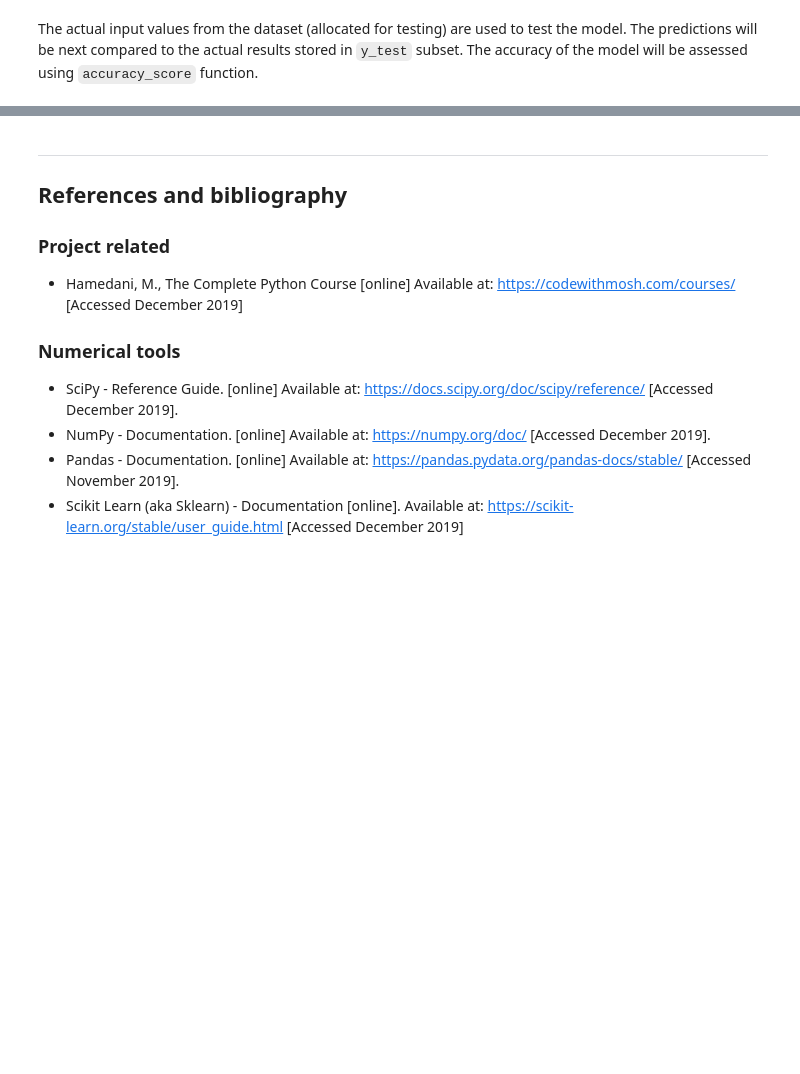
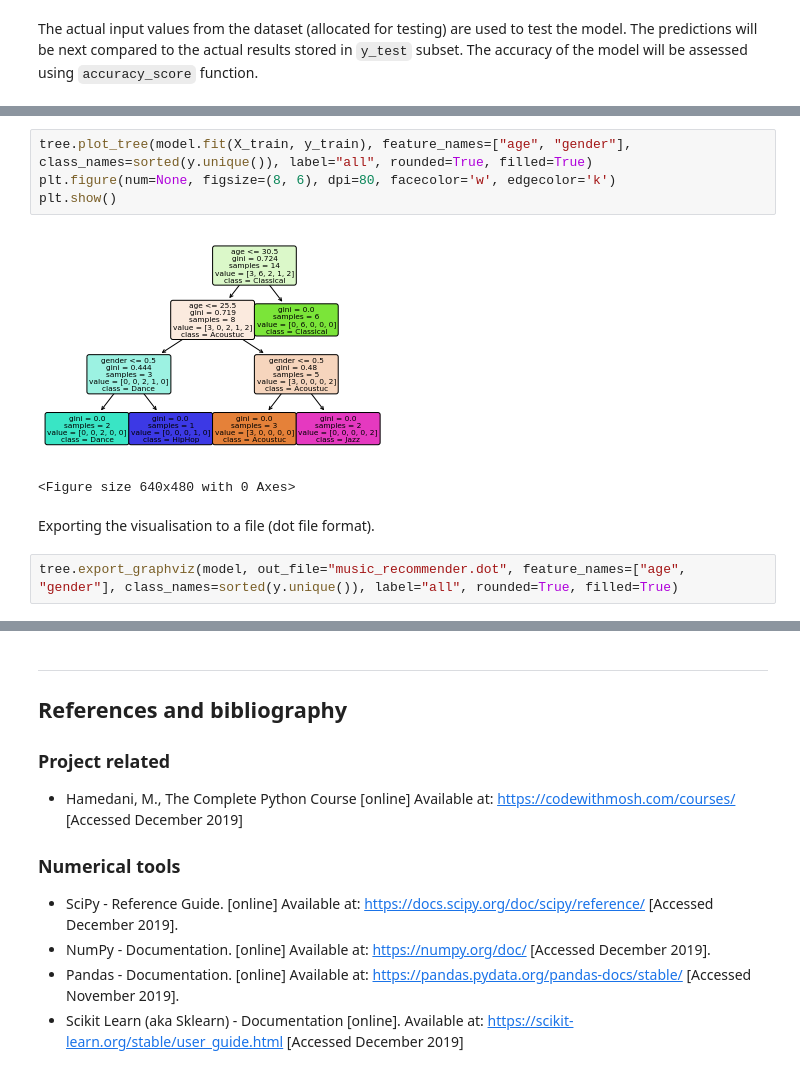
Before and after one commit to andkoc001/ML_projects, a Jupyter notebook: ML_intro_with Mosh.ipynb, the cells around one changed output, grey strips where cells are left out. Cells and saved outputs as stored; diff of their text form; blank space fills up the shorter version.

```diff
--- a/ML_intro_with Mosh.ipynb
+++ b/ML_intro_with Mosh.ipynb
@@ -179,0 +185,11 @@ accuracy_score(y_test, predictions)
+# %%
+tree.plot_tree(model.fit(X_train, y_train), feature_names=["age", "gender"], class_names=sorted(y.unique()), label="all", rounded=True, filled=True)
+plt.figure(num=None, figsize=(8, 6), dpi=80, facecolor='w', edgecolor='k')
+plt.show()
+# %% [output]
+[figure, added]
+<Figure size 640x480 with 0 Axes>
+# %% [markdown]
+Exporting the visualisation to a file (dot file format).
+# %%
+tree.export_graphviz(model, out_file="music_recommender.dot", feature_names=["age", "gender"], class_names=sorted(y.unique()), label="all", rounded=True, filled=True)
```
Also changed, not shown: parts of 14 cells of this notebook.
